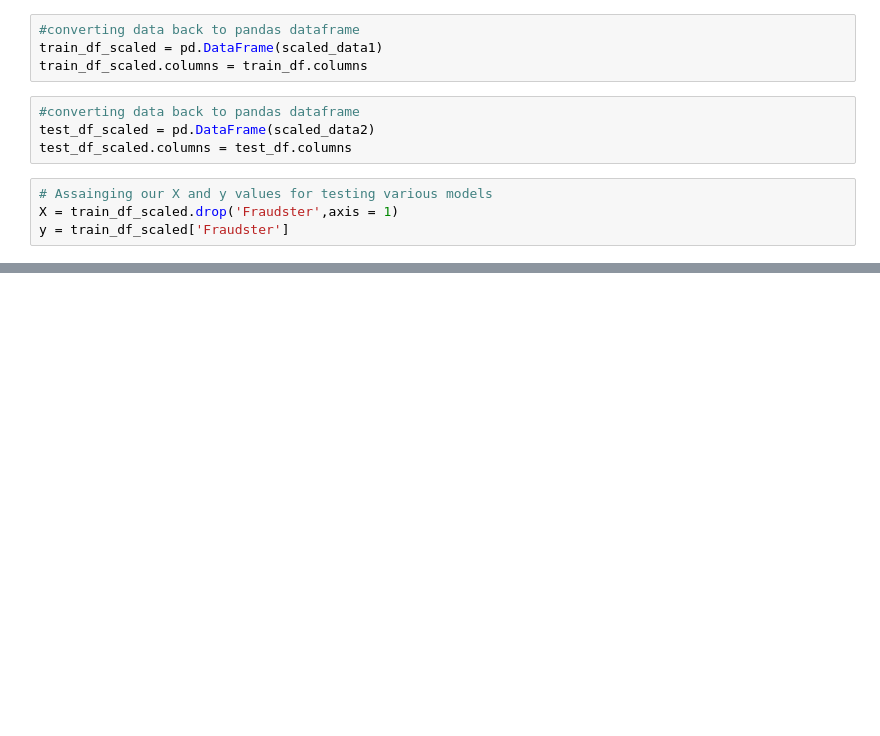
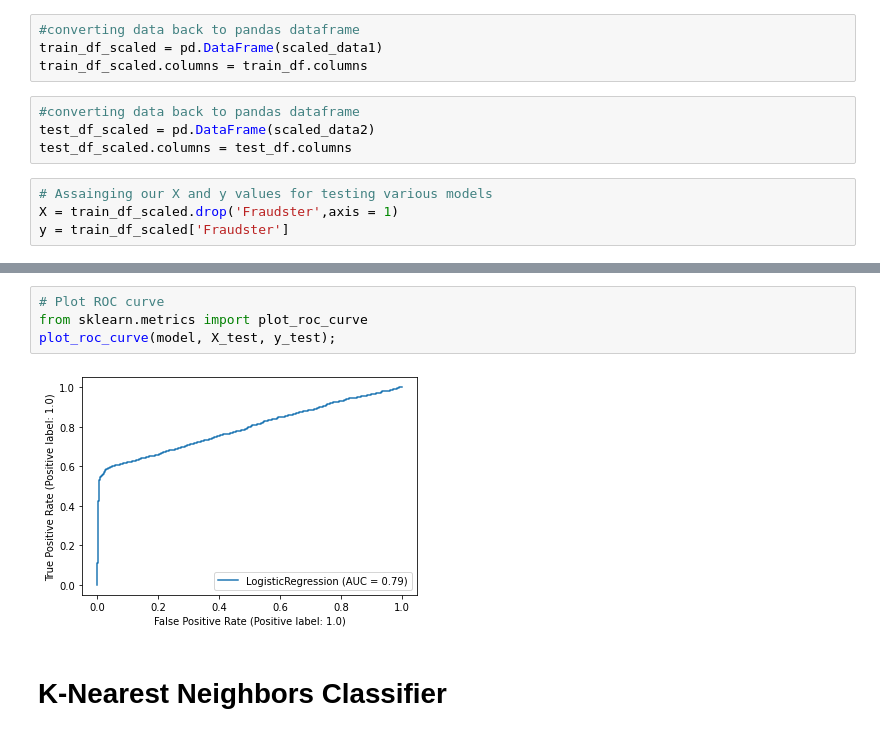
Before and after one commit to MANISH-KUMAR-CODES/Analysis-on-Fraud-Detection-In-Ecommerce-company, a Jupyter notebook: Predict_if_Merchant_is_Fraudster.ipynb, the cells around one changed output, grey strips where cells are left out. Drawn from its saved outputs; the diff is of its cells as text; blank space fills up the shorter version.

```diff
--- a/Predict_if_Merchant_is_Fraudster.ipynb
+++ b/Predict_if_Merchant_is_Fraudster.ipynb
@@ -857,0 +936,8 @@ y = train_df_scaled['Fraudster']
+# %%
+# Plot ROC curve
+from sklearn.metrics import plot_roc_curve
+plot_roc_curve(model, X_test, y_test);
+# %% [output]
+[figure, added]
+# %% [markdown]
+# K-Nearest Neighbors Classifier
```
Also changed, not shown: parts of 10 cells of this notebook.
